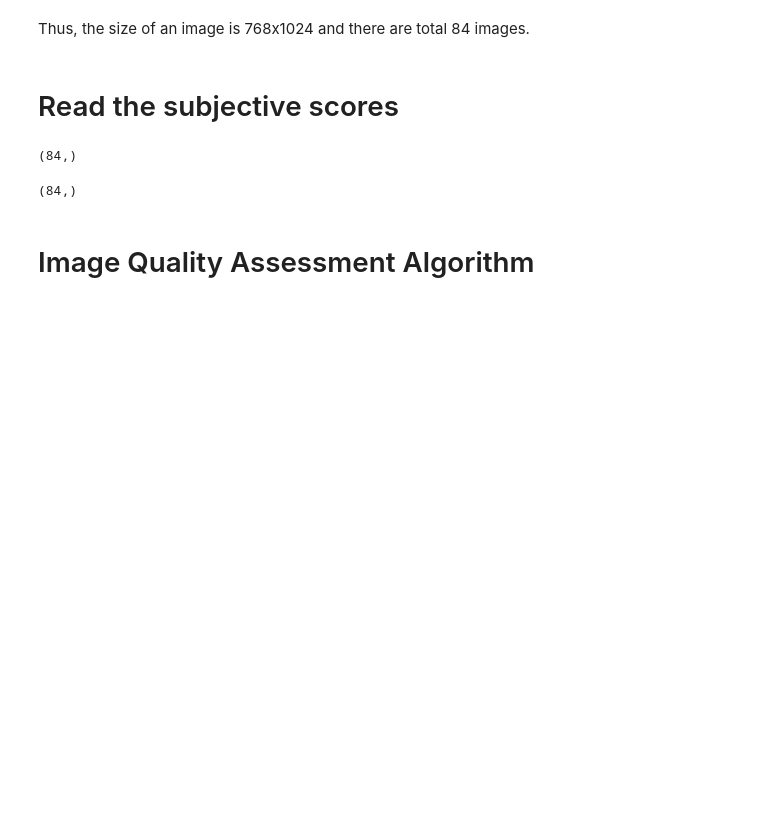
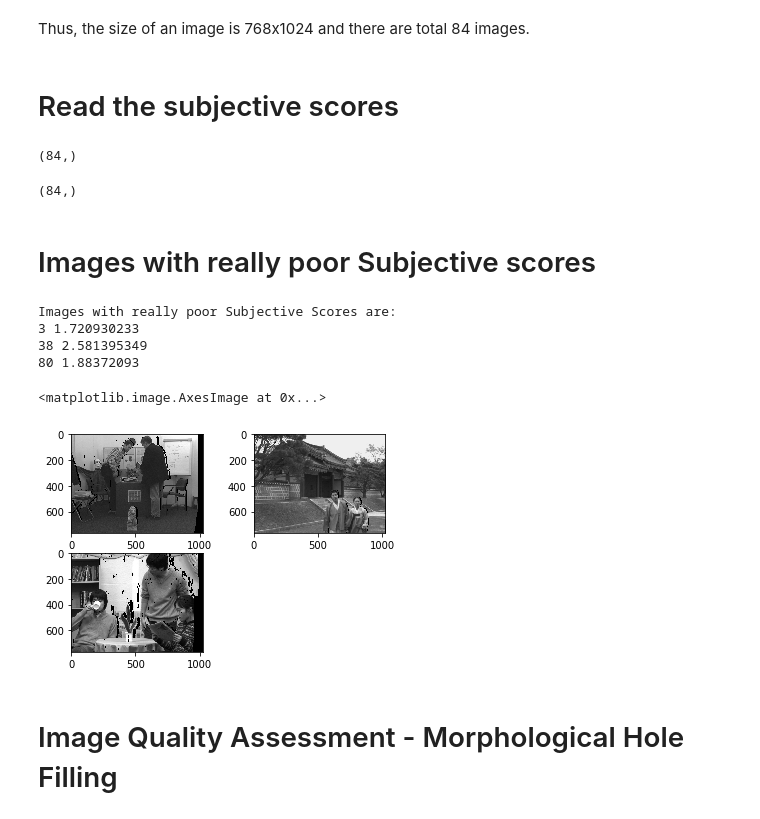
Before and after one commit to sahilbansal17/Image-Quality-Assessment, a Jupyter notebook: IQA_Project.ipynb, the cells around one changed output. Drawn from its saved outputs; the diff is of its cells as text; code cells hidden in the pictures; blank space fills up the shorter version.

```diff
--- a/IQA_Project.ipynb
+++ b/IQA_Project.ipynb
@@ -40,7 +40,7 @@ for img in glob.glob(base_path + "dataset/*.png"):
     imgs.append(input_img)
 # %%
 # zip and sort the imgids and imgs by the image_id
-imgids, img = zip(*sorted(zip(imgids, imgs)))
+imgids, imgs = zip(*sorted(zip(imgids, imgs)))
 # create np arrays
 imgs = np.array(imgs)
 imgids = np.array(imgids)
@@ -65,5 +65,53 @@ objective_scores = np.zeros(subjective_scores.shape)
 print(objective_scores.shape)
 # %% [output]
 (84,)
+# %% [markdown]
+# Images with really poor Subjective scores
+# %%
+# for i in range(subjective_scores.shape[0]):
+#     print(i + 1, subjective_scores[i])
+
+# image 1
+
+print("Images with really poor Subjective Scores are: ")
+worst = 5
+no = -1
+for i in range(0, 28):
+    if (subjective_scores[i] < worst):
+        worst = subjective_scores[i]
+        no = i + 1
+print(no, worst)
+
+# image 2
+worst = 5
+for i in range(28, 56):
+    if (subjective_scores[i] < worst):
+        worst = subjective_scores[i]
+        no = i + 1
+print(no, worst)
+
+# image 3
+worst = 5
+for i in range(56, 84):
+    if (subjective_scores[i] < worst):
+        worst = subjective_scores[i]
+        no = i + 1
+print(no, worst)
+# %% [output]
+Images with really poor Subjective Scores are:
+3 1.720930233
+38 2.581395349
+80 1.88372093
+# %%
+fig = plt.figure()
+fig.add_subplot(2, 2, 1)
+plt.imshow(imgs[2], cmap = 'gray')
+fig.add_subplot(2, 2, 2)
+plt.imshow(imgs[37], cmap = 'gray')
+fig.add_subplot(2, 2, 3)
+plt.imshow(imgs[79], cmap = 'gray')
+# %% [output]
+<matplotlib.image.AxesImage at 0x...>
+[figure, added]
 # %% [markdown]
-# Image Quality Assessment Algorithm
+# Image Quality Assessment - Morphological Hole Filling
```
Also changed, not shown: parts of 10 cells of this notebook.
